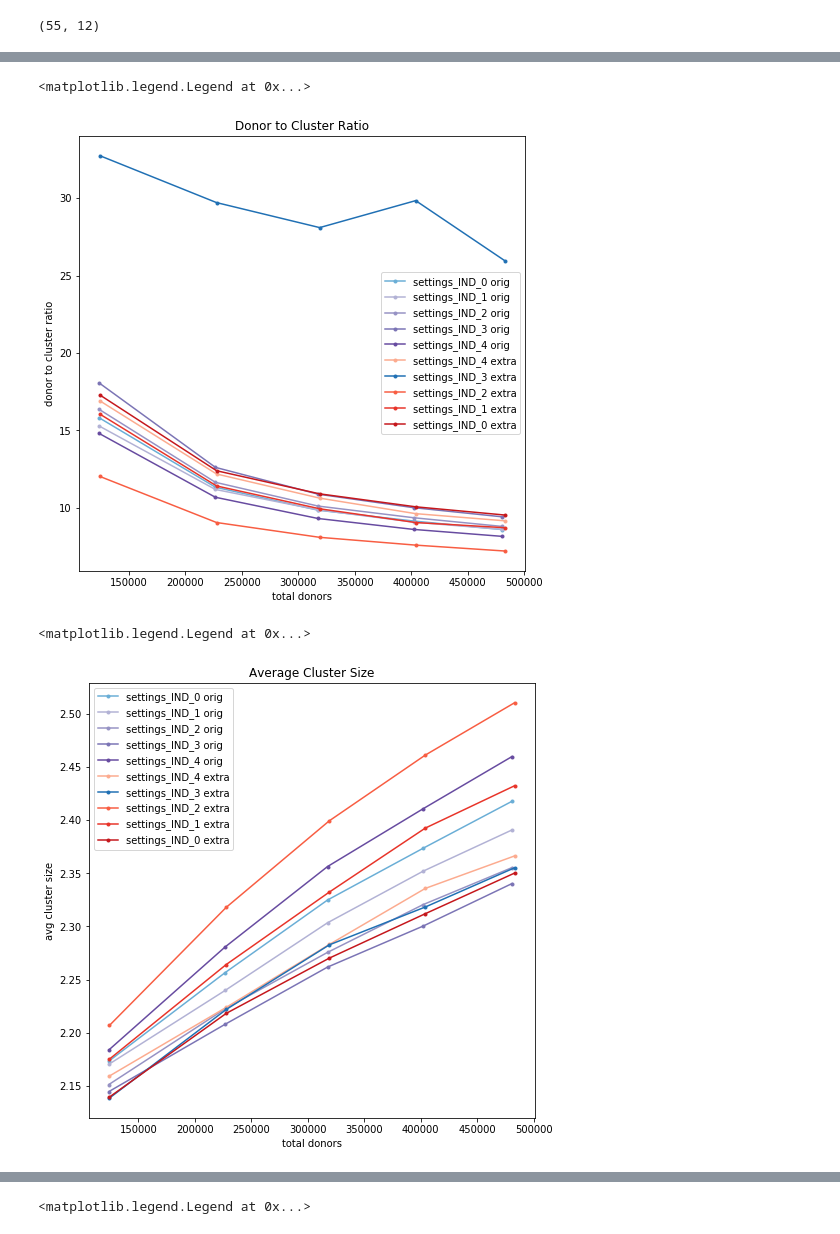
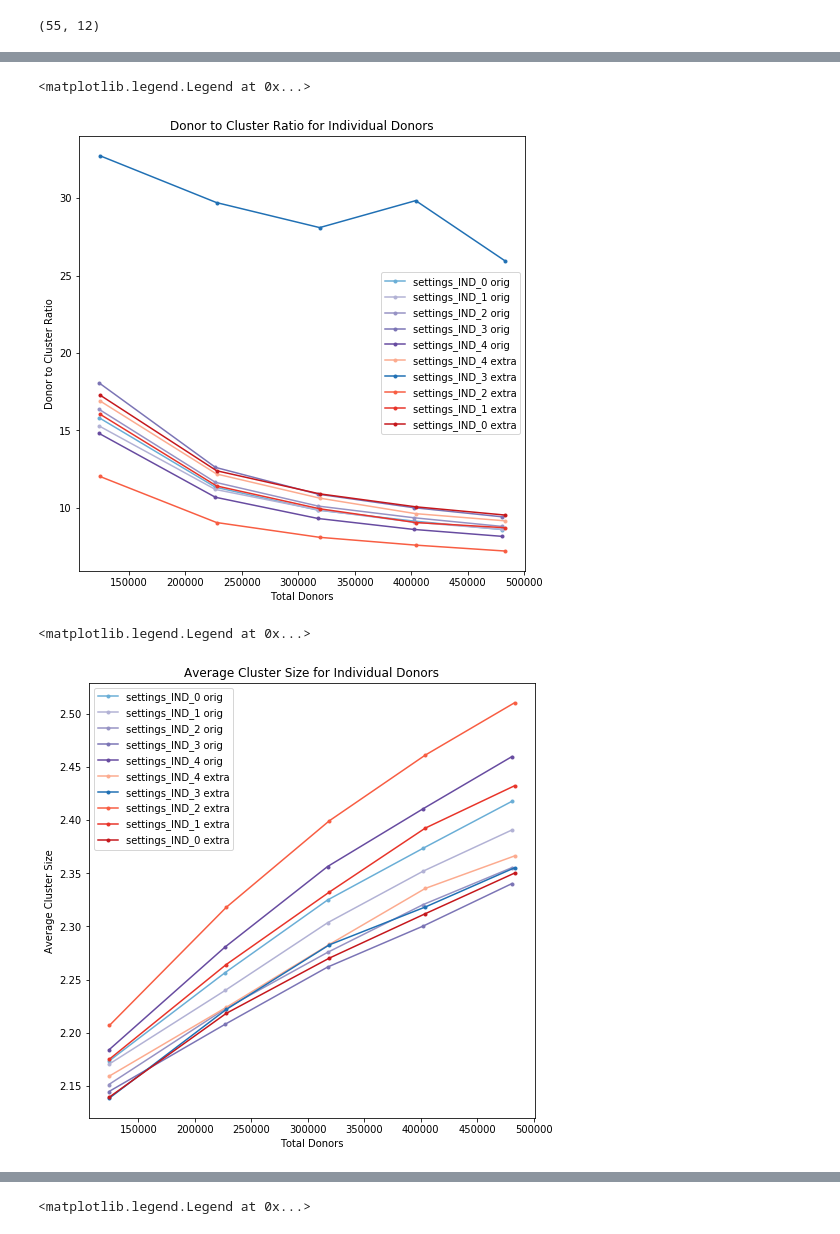
Before and after one commit to rawild/ny-campaign-finance-dedupe, a Jupyter notebook: matching_evaluation/Match Runs Plotting IND Extra Variable Types.ipynb, the cells around one changed output, grey strips where cells are left out. Saved outputs shown, nothing was run; the diff lists cells and outputs as text; code cells hidden in the pictures.

```diff
--- a/matching_evaluation/Match Runs Plotting IND Extra Variable Types.ipynb
+++ b/matching_evaluation/Match Runs Plotting IND Extra Variable Types.ipynb
@@ -86,13 +86,13 @@ ratio_sets
 plt.figure(figsize=(8,8))
 for s in ratio_sets:
     plt.plot(s[0],s[1], ms=6, marker='.', label=s[2], color=s[3])
-plt.xlabel('total donors')
-plt.ylabel('donor to cluster ratio')
-plt.title('Donor to Cluster Ratio')
+plt.xlabel('Total Donors')
+plt.ylabel('Donor to Cluster Ratio')
+plt.title('Donor to Cluster Ratio for Individual Donors')
 plt.legend()
 # %% [output]
 <matplotlib.legend.Legend at 0x...>
-[figure, old version]
+[figure, new version]
 # %%
 avg_size_sets = []
 for i, file in enumerate(files):
@@ -105,14 +105,14 @@ for i, file in enumerate(files):
 # %%
 plt.figure(figsize=(8,8))
 for s in avg_size_sets:
     plt.plot(s[0],s[1], ms=6, marker='.', label=s[2], color=s[3])
-plt.xlabel('total donors')
-plt.ylabel('avg cluster size')
-plt.title('Average Cluster Size')
+plt.xlabel('Total Donors')
+plt.ylabel('Average Cluster Size')
+plt.title('Average Cluster Size for Individual Donors')
 plt.legend()
 # %% [output]
 <matplotlib.legend.Legend at 0x...>
-[figure, old version]
+[figure, new version]
 # %%
 biggest_size_sets = []
 for i,file in enumerate(files):
```
Also changed, not shown: parts of 3 cells of this notebook, 4 other files.
